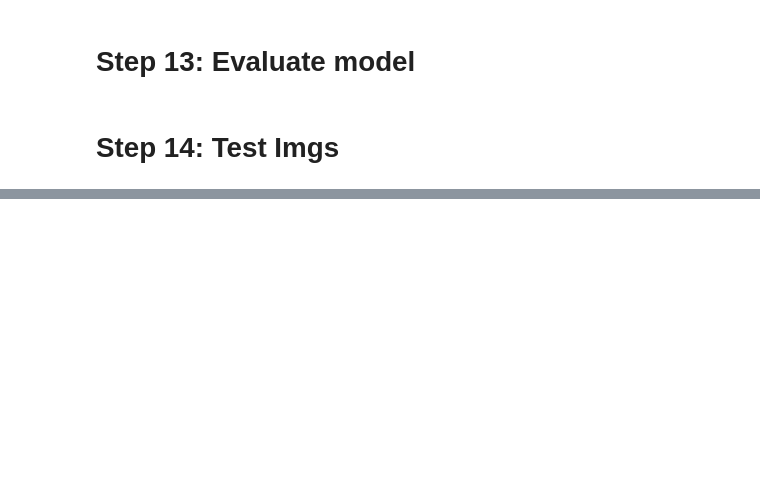
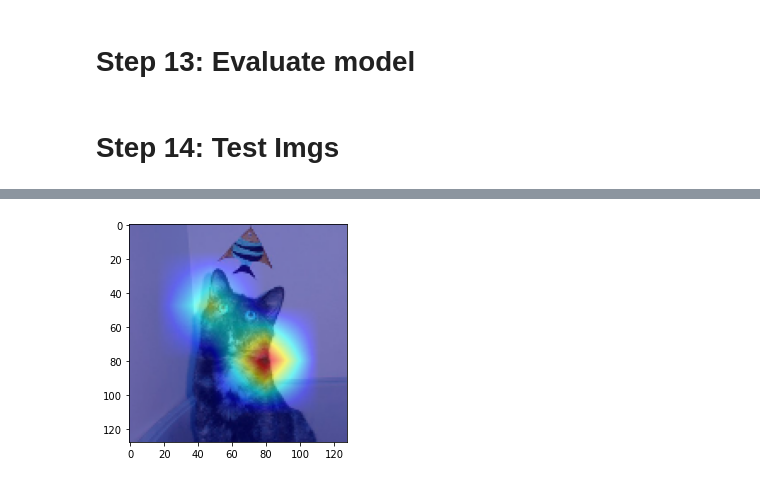
Before and after one commit to Ratherman/SSG, a Jupyter notebook: Golang_AI/cat_dog_classifier_exp.ipynb, the cells around one changed output, grey strips where cells are left out. Saved outputs shown, nothing was run; the diff lists cells and outputs as text; code cells hidden in the pictures; blank space fills up the shorter version.

```diff
--- a/Golang_AI/cat_dog_classifier_exp.ipynb
+++ b/Golang_AI/cat_dog_classifier_exp.ipynb
@@ -301,0 +332,15 @@ with torch.no_grad():
+# %%
+from pytorch_grad_cam import GradCAM, ScoreCAM, GradCAMPlusPlus, AblationCAM, XGradCAM, EigenCAM, FullGrad
+from pytorch_grad_cam.utils.model_targets import ClassifierOutputTarget
+from pytorch_grad_cam.utils.image import show_cam_on_image
+
+target_layers = [CNN_model.repeat_conv[12]]
+cam = ScoreCAM(model=CNN_model, target_layers=target_layers, use_cuda=True)
+targets = [ClassifierOutputTarget(0)]
+grayscale_cam = cam(input_tensor=test_img_tensor, targets=targets)
+grayscale_cam = grayscale_cam[0, :]
+visualization = show_cam_on_image(cv.resize(test_img, (128,128))/255, grayscale_cam, use_rgb=True)
+
+plt.imshow(visualization)
+plt.show()
+# %% [output]
@@ -301,0 +348 @@ with torch.no_grad():
+[figure, added]
```
Also changed, not shown: parts of 6 cells of this notebook, 1 other file.
